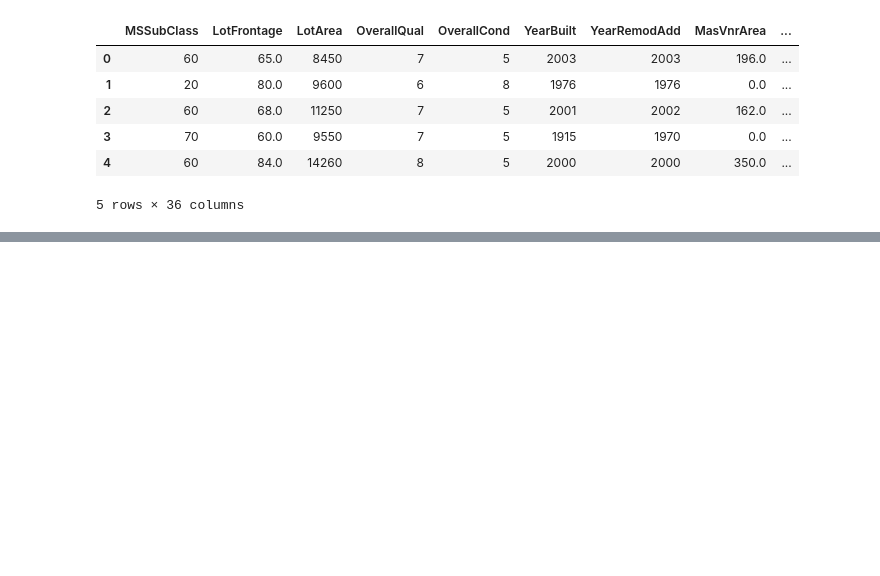
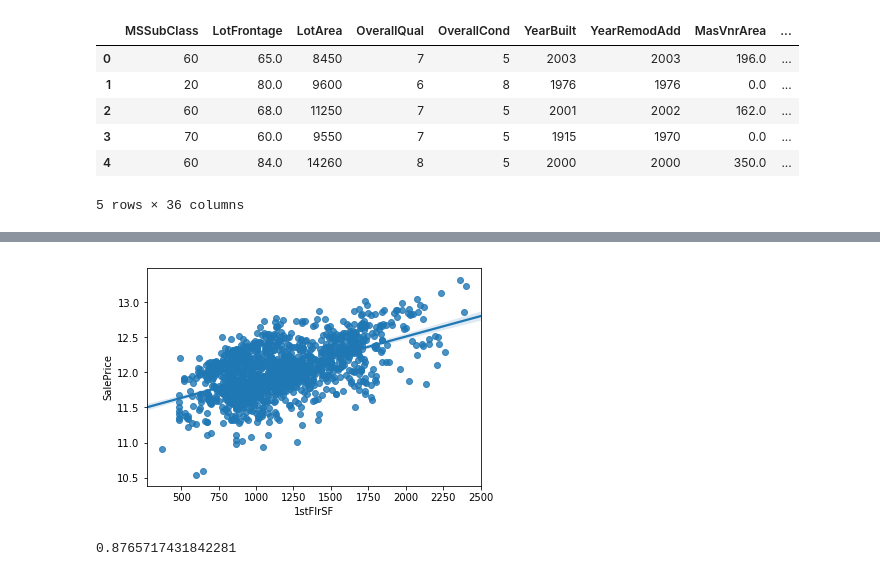
Before and after one commit to selenabuy/4-th-ML100Days, a Jupyter notebook: homework/Day_010_HW.ipynb, the cells around one changed output, grey strips where cells are left out. Drawn from its saved outputs; the diff is of its cells as text; code cells hidden in the pictures; blank space fills up the shorter version.

```diff
--- a/homework/Day_010_HW.ipynb
+++ b/homework/Day_010_HW.ipynb
@@ -49,4 +90,13 @@ df.head()
 # %%
 # 顯示 1stFlrSF 與目標值的散佈圖
-sns.regplot(x = df['1stFlrSF'][:train_num], y=train_Y)
+
+sns.regplot(x = df['1stFlrSF'], y=train_Y)
 plt.show()
+
+# 做線性迴歸, 觀察分數
+train_X = MMEncoder.fit_transform(df)
+estimator = LinearRegression()
+cross_val_score(estimator, train_X, train_Y, cv=5).mean()
+# %% [output]
+[figure, added]
+0.8765717431842281
```
Also changed, not shown: parts of 7 cells of this notebook.
